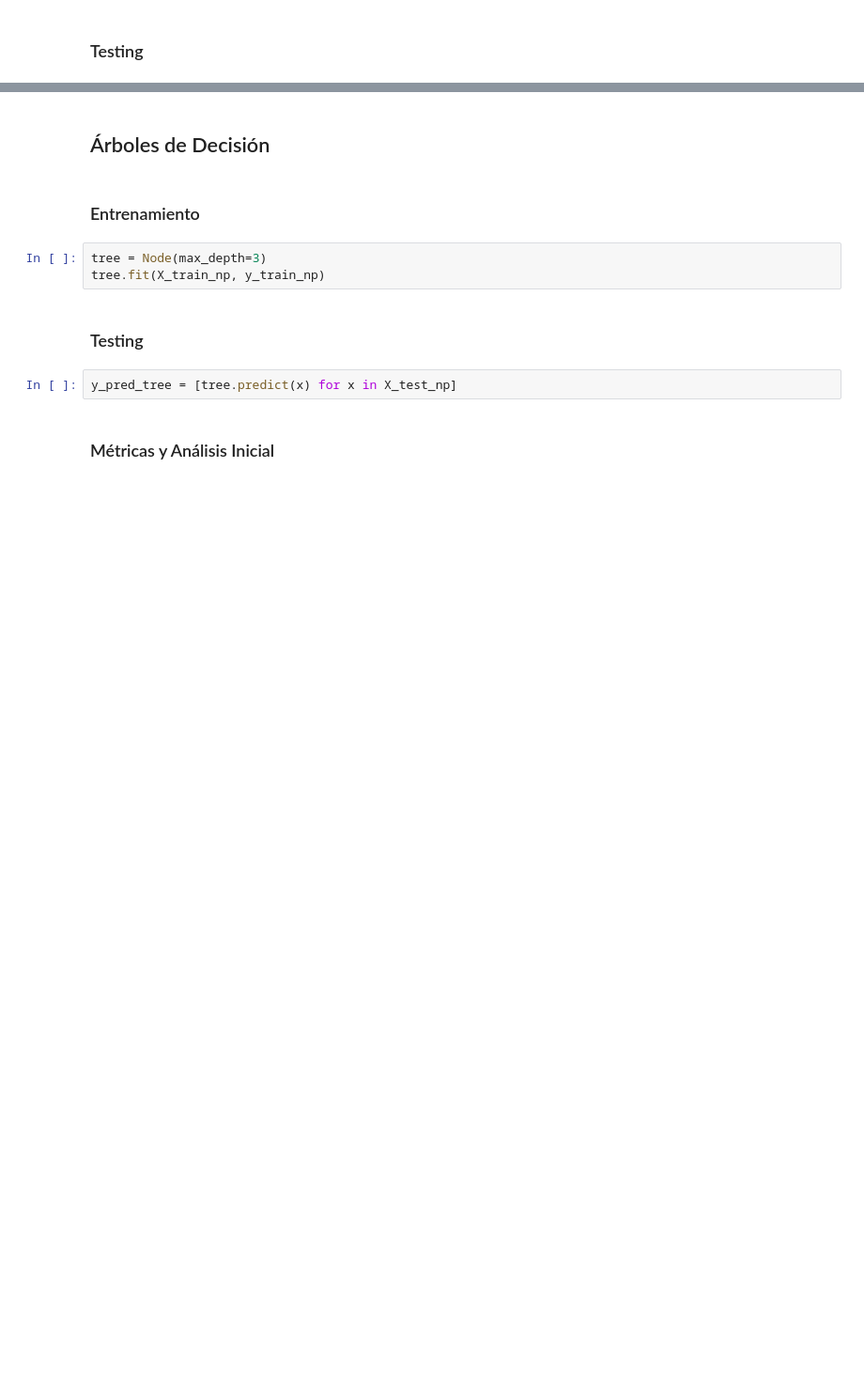
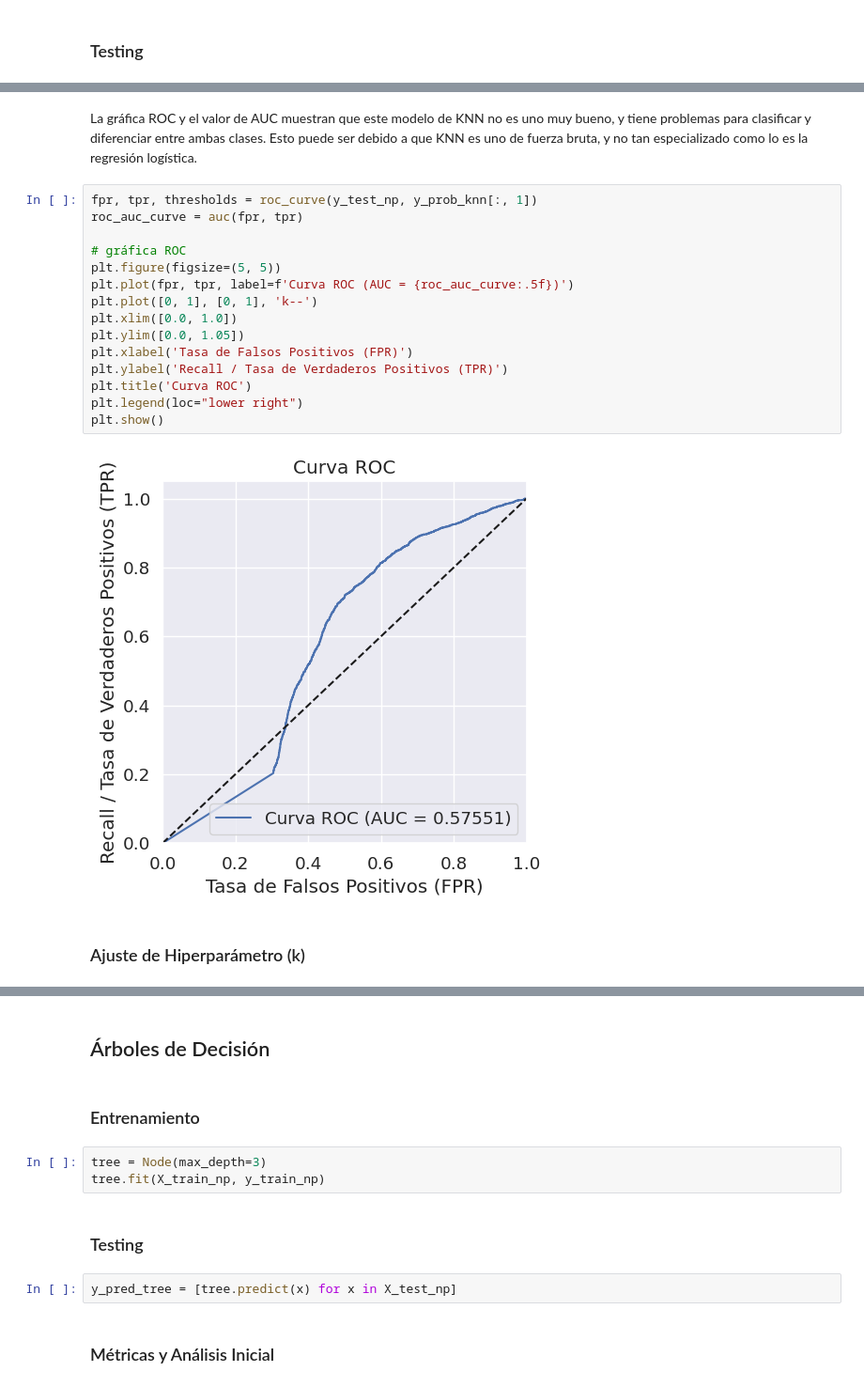
Before and after one commit to danib08/Reconocimiento-de-Patrones, a Jupyter notebook: Proyecto1.ipynb, the cells around one changed output, grey strips where cells are left out. Shown: that part at 94% size. Drawn from its saved outputs; the diff is of its cells as text; blank space fills up the shorter version.

```diff
--- a/Proyecto1.ipynb
+++ b/Proyecto1.ipynb
@@ -818,0 +899,21 @@ y_pred_knn = our_knn.predict(X_test_pca)
+# %% [markdown]
+La gráfica ROC y el valor de AUC muestran que este modelo de KNN no es uno muy bueno, y tiene problemas para clasificar y diferenciar entre ambas clases. Esto puede ser debido a que KNN es uno de fuerza bruta, y no tan especializado como lo es la regresión logística.
+# %%
+fpr, tpr, thresholds = roc_curve(y_test_np, y_prob_knn[:, 1])
+roc_auc_curve = auc(fpr, tpr)
+
+# gráfica ROC
+plt.figure(figsize=(5, 5))
+plt.plot(fpr, tpr, label=f'Curva ROC (AUC = {roc_auc_curve:.5f})')
+plt.plot([0, 1], [0, 1], 'k--')
+plt.xlim([0.0, 1.0])
+plt.ylim([0.0, 1.05])
+plt.xlabel('Tasa de Falsos Positivos (FPR)')
+plt.ylabel('Recall / Tasa de Verdaderos Positivos (TPR)')
+plt.title('Curva ROC')
+plt.legend(loc="lower right")
+plt.show()
+# %% [output]
+[figure, added]
+# %% [markdown]
+### Ajuste de Hiperparámetro (k)
```
Also changed, not shown: parts of 20 cells of this notebook.
